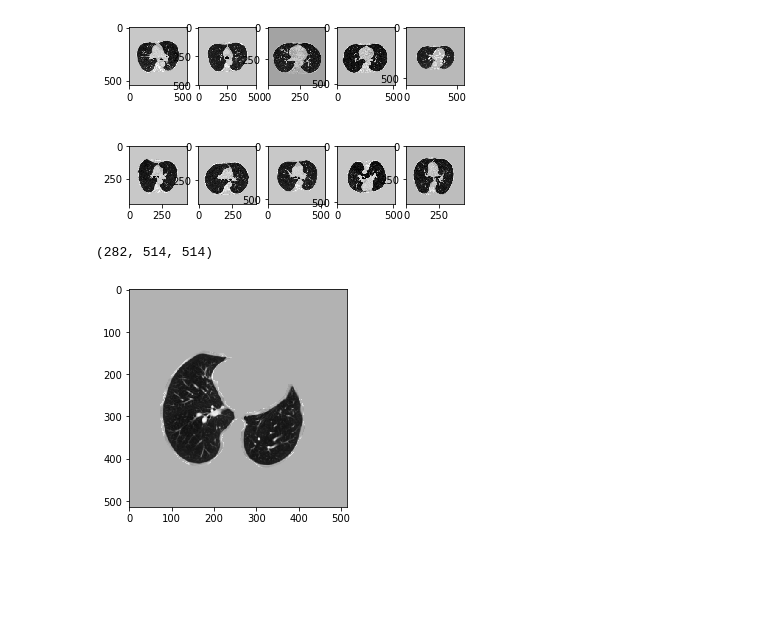
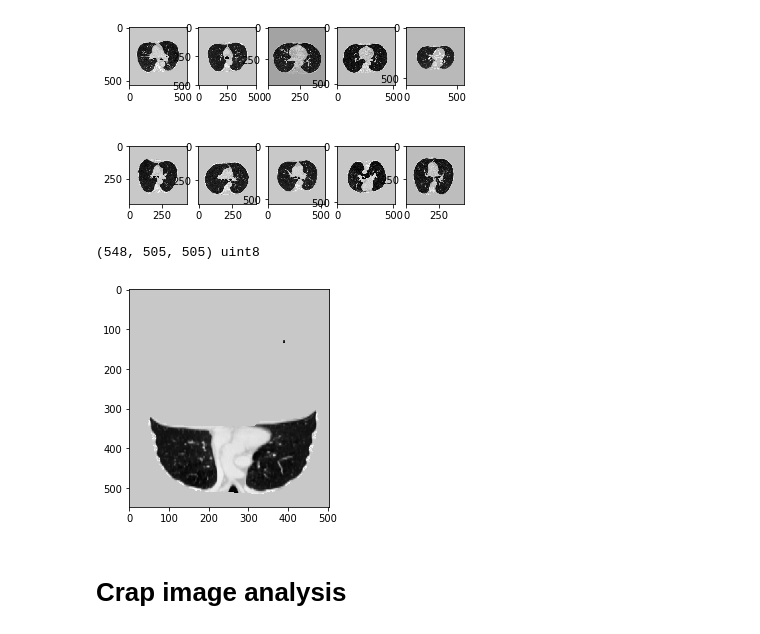
Before and after one commit to NoeSamaille/medical-detection-toolkit, a Jupyter notebook: experiments/lidc_exp/preprocessing.ipynb, the cells around one changed output. Drawn from its saved outputs; the diff is of its cells as text; code cells hidden in the pictures; blank space fills up the shorter version.

```diff
--- a/experiments/lidc_exp/preprocessing.ipynb
+++ b/experiments/lidc_exp/preprocessing.ipynb
@@ -238,13 +238,16 @@ Image LIDC-IDRI-0620_img (240, 441, 441), rois (240, 441, 441)
 # %%
 dir_path = "/wmlce/data/medical-datasets/MDT-PP"
 img = "LIDC-IDRI-0338_img.npy"
 img = "LIDC-IDRI-0479_img.npy"
 img = "LIDC-IDRI-0489_img.npy"
-#img = "LIDC-IDRI-0509_img.npy"
+img = "LIDC-IDRI-0015_img.npy"
+img = "LIDC-IDRI-0509_img.npy" # This image seems to have been swapped (axes issues / flipped ?)
 img_arr = np.load(os.path.join(dir_path, img))
-print(img_arr.shape)
-plt.imshow(img_arr[150], cmap=plt.cm.gray)
+print(img_arr.shape, img_arr.dtype)
+plt.imshow(img_arr[:,250,:], cmap=plt.cm.gray)
 plt.show()
 # %% [output]
-(282, 514, 514)
+(548, 505, 505) uint8
-[figure, old version]
+[figure, new version]
+# %% [markdown]
+# Crap image analysis
```
Also changed, not shown: parts of 15 cells of this notebook, 6 other files.
